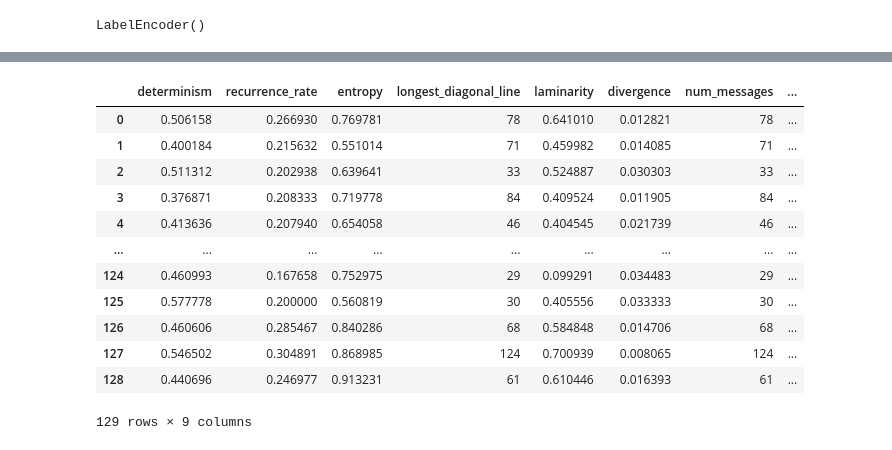
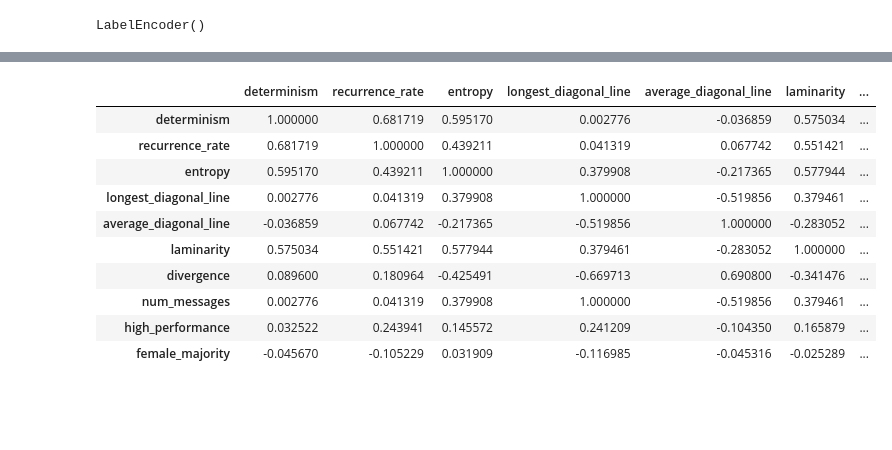
Before and after one commit to The-Language-and-Learning-Analytics-Lab/cult-div-rqa, a Jupyter notebook: Analysis.ipynb, the cells around one changed output, grey strips where cells are left out. Drawn from its saved outputs; the diff is of its cells as text; code cells hidden in the pictures; blank space fills up the shorter version.

```diff
--- a/Analysis.ipynb
+++ b/Analysis.ipynb
@@ -95,11 +92,17 @@ result = computation.run()
 ImageGenerator.save_recurrence_plot(result.recurrence_matrix_reverse,
                                     'recurrence_plot.png')
 # %%
-import numpy as np
-
 Xtrain = pd.DataFrame(x)
+Xtrain['diversity'] = [len(k) for k in data.groupby(['session_id']).ethnicity.unique()]
 Xtrain['high_performance'] = list(data.groupby(['session_id'])['high_performance'].max())
 Xtrain['female_majority'] = list(data.groupby(['session_id'])['female_maj'].max())
+
 #Xtrain = Xtrain.transpose()
-Xtrain.columns = ["determinism", "recurrence_rate", "entropy", "longest_diagonal_line", "laminarity",
-                 "divergence", "num_messages", "high_performance", 'female_majority']
+Xtrain.columns = ["determinism", "recurrence_rate", "entropy", "longest_diagonal_line", "average_diagonal_line", "laminarity",
+                 "divergence", "diversity", "high_performance", 'female_majority']
+# %%
+Xtrain['full_credit'] = (np.array(data.groupby(['session_id'])['revise_score'].mean()) == 2).astype(int)
+# %%
+Xtrain['half_credit'] = (np.array(data.groupby(['session_id'])['revise_score'].mean()) >= 1).astype(int)
+# %%
+Xtrain['revise_score'] = np.array(data.groupby(['session_id'])['revise_score'].mean())
@@ -185,16 +195,14 @@ res1
 # %%
-Xtrain
+Xtrain.corr()
 # %% [output]
-|  | determinism | recurrence_rate | entropy | longest_diagonal_line | laminarity | divergence | num_messages | ... |
-| 0 | 0.506158 | 0.266930 | 0.769781 | 78 | 0.641010 | 0.012821 | 78 | ... |
-| 1 | 0.400184 | 0.215632 | 0.551014 | 71 | 0.459982 | 0.014085 | 71 | ... |
-| 2 | 0.511312 | 0.202938 | 0.639641 | 33 | 0.524887 | 0.030303 | 33 | ... |
-| 3 | 0.376871 | 0.208333 | 0.719778 | 84 | 0.409524 | 0.011905 | 84 | ... |
-| 4 | 0.413636 | 0.207940 | 0.654058 | 46 | 0.404545 | 0.021739 | 46 | ... |
-| ... | ... | ... | ... | ... | ... | ... | ... | ... |
-| 124 | 0.460993 | 0.167658 | 0.752975 | 29 | 0.099291 | 0.034483 | 29 | ... |
-| 125 | 0.577778 | 0.200000 | 0.560819 | 30 | 0.405556 | 0.033333 | 30 | ... |
-| 126 | 0.460606 | 0.285467 | 0.840286 | 68 | 0.584848 | 0.014706 | 68 | ... |
-| 127 | 0.546502 | 0.304891 | 0.868985 | 124 | 0.700939 | 0.008065 | 124 | ... |
-| 128 | 0.440696 | 0.246977 | 0.913231 | 61 | 0.610446 | 0.016393 | 61 | ... |
+|  | determinism | recurrence_rate | entropy | longest_diagonal_line | average_diagonal_line | laminarity | ... |
+| determinism | 1.000000 | 0.681719 | 0.595170 | 0.002776 | -0.036859 | 0.575034 | ... |
+| recurrence_rate | 0.681719 | 1.000000 | 0.439211 | 0.041319 | 0.067742 | 0.551421 | ... |
+| entropy | 0.595170 | 0.439211 | 1.000000 | 0.379908 | -0.217365 | 0.577944 | ... |
+| longest_diagonal_line | 0.002776 | 0.041319 | 0.379908 | 1.000000 | -0.519856 | 0.379461 | ... |
+| average_diagonal_line | -0.036859 | 0.067742 | -0.217365 | -0.519856 | 1.000000 | -0.283052 | ... |
+| laminarity | 0.575034 | 0.551421 | 0.577944 | 0.379461 | -0.283052 | 1.000000 | ... |
+| divergence | 0.089600 | 0.180964 | -0.425491 | -0.669713 | 0.690800 | -0.341476 | ... |
+| num_messages | 0.002776 | 0.041319 | 0.379908 | 1.000000 | -0.519856 | 0.379461 | ... |
+| high_performance | 0.032522 | 0.243941 | 0.145572 | 0.241209 | -0.104350 | 0.165879 | ... |
+| female_majority | -0.045670 | -0.105229 | 0.031909 | -0.116985 | -0.045316 | -0.025289 | ... |
-129 rows × 9 columns
```
Also changed, not shown: parts of 31 cells of this notebook, 11 other files.
